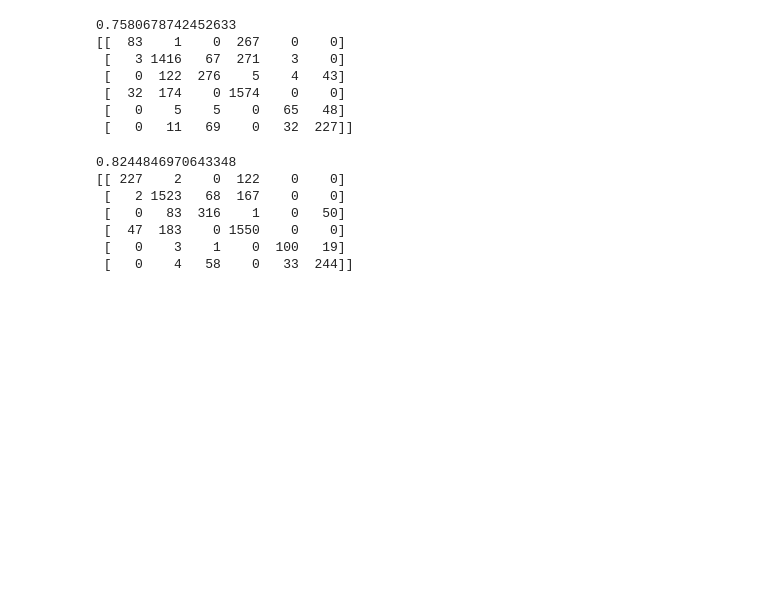
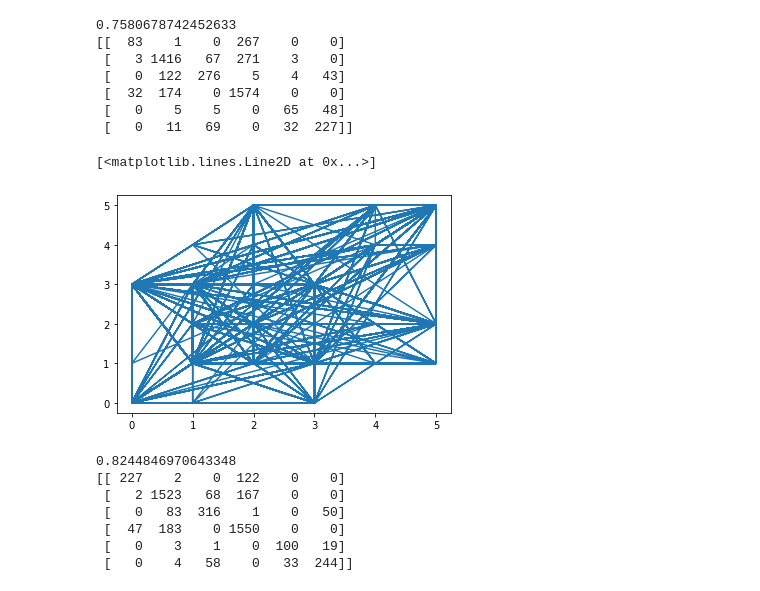
Before and after one commit to Harpreet24/JunoTerraAssignment, a Jupyter notebook: Untitled.ipynb, the cells around one changed output. Saved outputs shown, nothing was run; the diff lists cells and outputs as text; code cells hidden in the pictures; blank space fills up the shorter version.

```diff
--- a/Untitled.ipynb
+++ b/Untitled.ipynb
@@ -238,7 +238,10 @@ print(confusion_matrix(y_test,pre))
  [   0    5    5    0   65   48]
  [   0   11   69    0   32  227]]
 # %%
-plt.plot(y)
+plt.plot(y_test,pre)
+# %% [output]
+[<matplotlib.lines.Line2D at 0x...>]
+[figure, added]
 # %%
 from sklearn.ensemble import RandomForestClassifier
 rc=RandomForestClassifier(n_estimators=50)
```
